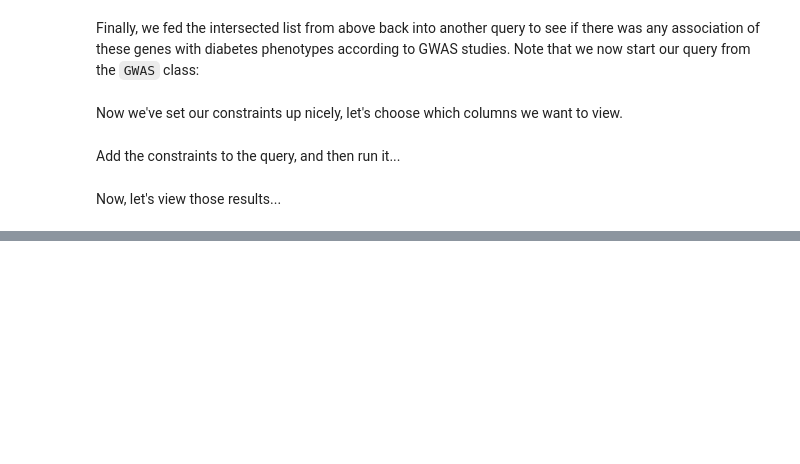
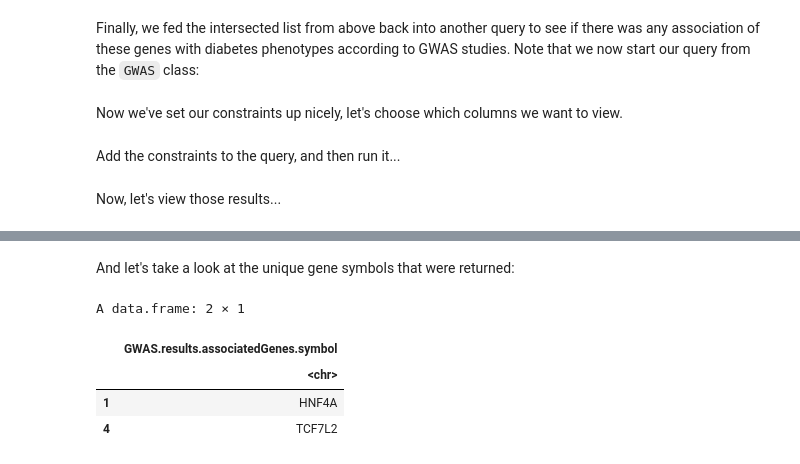
Before and after one commit to intermine/interminer-workshop, a Jupyter notebook: Workshop Workflow PAX6.ipynb, the cells around one changed output, grey strips where cells are left out. Cells and saved outputs as stored; diff of their text form; code cells hidden in the pictures; blank space fills up the shorter version.

```diff
--- a/Workshop Workflow PAX6.ipynb
+++ b/Workshop Workflow PAX6.ipynb
@@ -256,3 +256,14 @@ A data.frame: 46 × 10
 | 6934 | TCF7L2 | transcription factor 7 like 2 | rs7903146 | 2.0E-10 | ... |
 | 6934 | TCF7L2 | transcription factor 7 like 2 | rs7903146 | 1.0E-8 | ... |
 | 6934 | TCF7L2 | transcription factor 7 like 2 | rs7903146 | 5.0E-8 | ... |
+# %% [markdown]
+And let's take a look at the unique gene symbols that were returned:
+# %%
+GWASIds <- query3GWASResults["GWAS.results.associatedGenes.symbol"]
+unique(GWASIds)
+# %% [output]
+A data.frame: 2 × 1
+|  | GWAS.results.associatedGenes.symbol |
+|  | <chr> |
+| 1 | HNF4A |
+| 4 | TCF7L2 |
```
Also changed, not shown: 1 other file.
